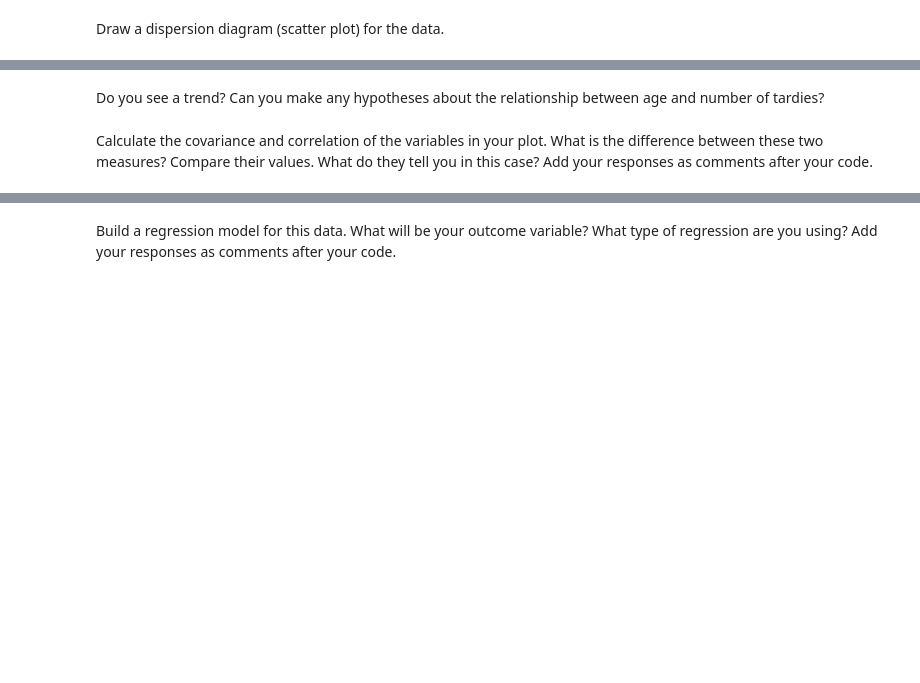
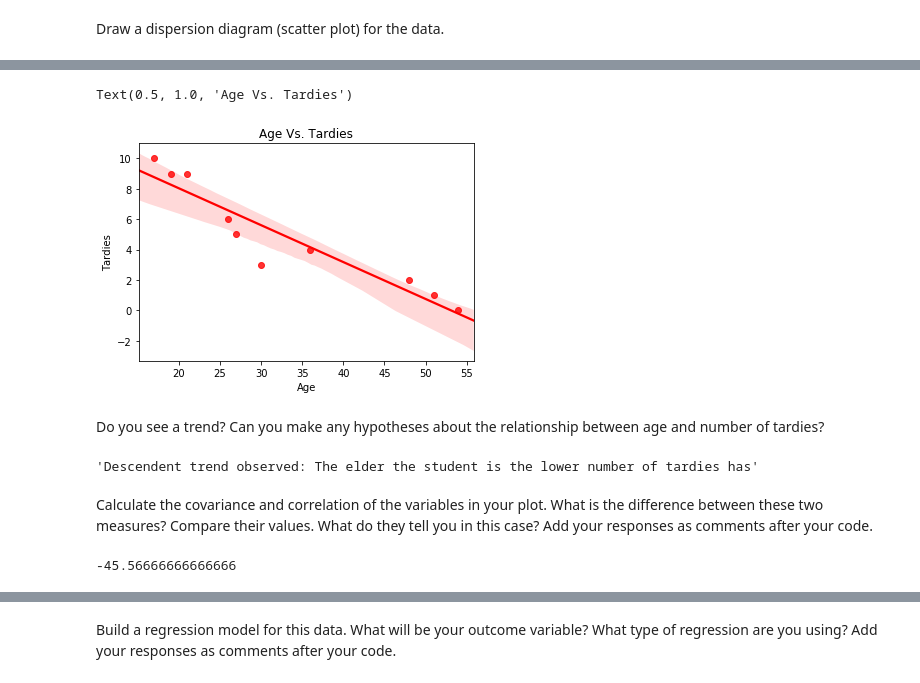
Before and after one commit to herreradelduque/dataptmad1019, a Jupyter notebook: module-2/lab-regression-analysis/your-code.ipynb, the cells around one changed output, grey strips where cells are left out. Cells and saved outputs as stored; diff of their text form; code cells hidden in the pictures; blank space fills up the shorter version.

```diff
--- a/module-2/lab-regression-analysis/your-code.ipynb
+++ b/module-2/lab-regression-analysis/your-code.ipynb
@@ -37,2 +72,8 @@ Draw a dispersion diagram (scatter plot) for the data.
+# %%
+# With seaborn:
+sns.regplot(x='Age',y='Tardies',data=student_data,color='r').set_title('Age Vs. Tardies')
+# %% [output]
+Text(0.5, 1.0, 'Age Vs. Tardies')
+[figure, added]
 # %% [markdown]
 Do you see a trend? Can you make any hypotheses about the relationship between age and number of tardies?
@@ -41,4 +80,15 @@ Do you see a trend? Can you make any hypotheses about the relationship between a
+# %%
+# Your response here.
+'''Descendent trend observed: The elder the student is the lower number of tardies has'''
+# %% [output]
+'Descendent trend observed: The elder the student is the lower number of tardies has'
 # %% [markdown]
 Calculate the covariance and correlation of the variables in your plot. What is the difference between these two measures? Compare their values. What do they tell you in this case? Add your responses as comments after your code.
 # %%
 # Your response here.
+
+#Covariation:
+
+student_data['Age'].cov(student_data['Tardies'])
+# %% [output]
+-45.56666666666666
```
Also changed, not shown: parts of 42 cells of this notebook.
